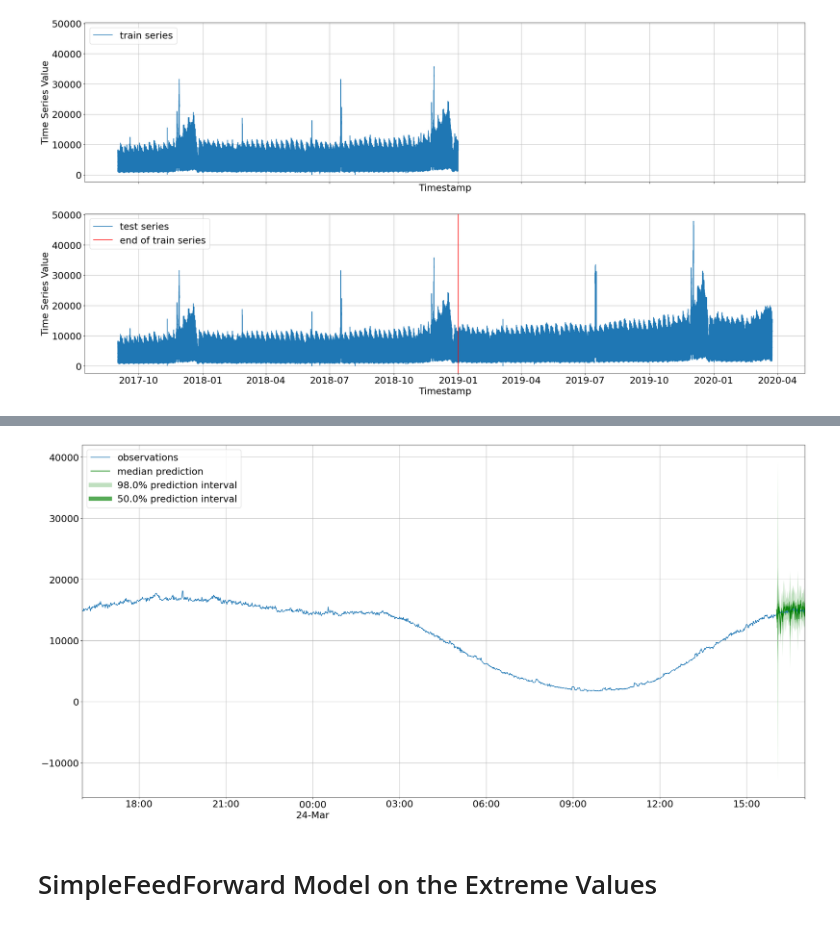
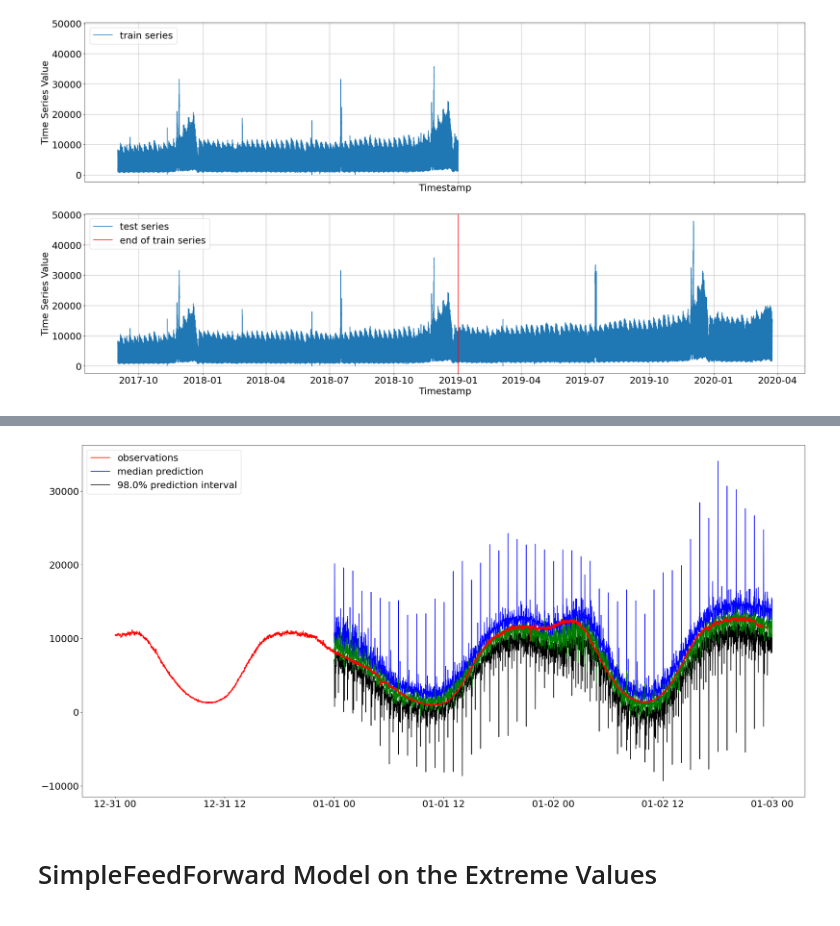
Before and after one commit to BingLiHanShuang/gluon-ts, a Jupyter notebook: US_POT_EVT.ipynb, the cells around one changed output, grey strips where cells are left out. Saved outputs shown, nothing was run; the diff lists cells and outputs as text; code cells hidden in the pictures.

Commit message:
Draw quantile.

```diff
--- a/US_POT_EVT.ipynb
+++ b/US_POT_EVT.ipynb
@@ -2350,45 +2350,55 @@ INFO:root:End model training
 # %%
 from gluonts.evaluation.backtest import make_evaluation_predictions
 
-def plot_prob_forecasts(ts_entry, forecast_entry):
+fig, ax = plt.subplots(1, 1)
+
+def plot_prob_forecasts(recur, ts_entry, forecast_entry):
     plot_length = 60*25
-    prediction_intervals = (50.0,98.0)
-    legend = ["observations", "median prediction"] + [f"{k}% prediction interval" for k in prediction_intervals][::-1]
-
-    fig, ax = plt.subplots(1, 1)
-    ts_entry[-plot_length:].plot(ax=ax)  # plot the time series
-    forecast_entry.plot(prediction_intervals=prediction_intervals, color='g')
+#     prediction_intervals = (50.0,98.0)
+#     legend = ["observations", "median prediction"] + [f"{k}% prediction interval" for k in prediction_intervals][::-1]
+    prediction_intervals = [98.0]
+    legend = ["observations", "median prediction"] + [f"{prediction_intervals[0]}% prediction interval"]
+#     fig, ax = plt.subplots(1, 1)
+#     ts_entry[-plot_length:].plot(ax=ax, color='r')  # plot the time series
+    ax.plot(ts_entry, color='r', label='Threshold high')
+#     print(ts_entry)
+#     forecast_entry.plot(prediction_intervals=prediction_intervals, color='g')
+    ax.plot(d.timestamps[701280-60*24*1+60*recur+60*24*1:701280-60*24*1+60*recur+60*24*1+60], forecast_entry.quantile(0.98), color='b', label='Threshold high')
+    ax.plot(d.timestamps[701280-60*24*1+60*recur+60*24*1:701280-60*24*1+60*recur+60*24*1+60], forecast_entry.quantile(0.02), color='black', label='Threshold low')
+    ax.plot(d.timestamps[701280-60*24*1+60*recur+60*24*1:701280-60*24*1+60*recur+60*24*1+60], forecast_entry.mean, color='g', label='Mean')
     plt.grid(which="both")
     plt.legend(legend, loc="upper left")
-    plt.show()
+#     plt.show()
 
 
-#for recur in range(2):
-recur = 0
-# test_ds = mk_ds(d[701280+recur*60*24:701280+60*24+60-1+recur*60*24]) #End: 1347422
-test_ds = mk_ds(d[701280:])
+for recur in range(48):
+    #test_ds = mk_ds(d[701280+60*4+recur*60*24:701280+60*4+60*24*9+60-1+recur*60*24]) #End: 1347422
+    #test_ds = mk_ds(d[701280:])
+    test_ds = mk_ds(d[701280-60*24*1+60*recur:701280-60*24*1+60*recur+60*24*1+60]) #End: 1347422
 
-forecast_it, ts_it = make_evaluation_predictions(
-    dataset=test_ds,  # test dataset
-    predictor=predictor,  # predictor
-    num_samples=100,  # number of sample paths we want for evaluation
-)
+    forecast_it, ts_it = make_evaluation_predictions(
+        dataset=test_ds,  # test dataset
+        predictor=predictor,  # predictor
+        num_samples=100,  # number of sample paths we want for evaluation
+    )
 
-forecasts = list(forecast_it)
-tss = list(ts_it)
+    forecasts = list(forecast_it)
+    tss = list(ts_it)
 
-# first entry of the time series list
-ts_entry = tss[0]
+    # first entry of the time series list
+    ts_entry = tss[0]
 
-# first entry of test_ds
-test_ds_entry = next(iter(test_ds))
+    # first entry of test_ds
+    test_ds_entry = next(iter(test_ds))
 
-# first entry of the forecast list
-forecast_entry = forecasts[0]
+    # first entry of the forecast list
+    forecast_entry = forecasts[0]
 
-plot_prob_forecasts(ts_entry, forecast_entry)
+    plot_prob_forecasts(recur, ts_entry, forecast_entry)
+
+plt.show()
 # %% [output]
-[figure, old version]
+[figure, new version]
 # %%
 xxxxx
 # %%
```
